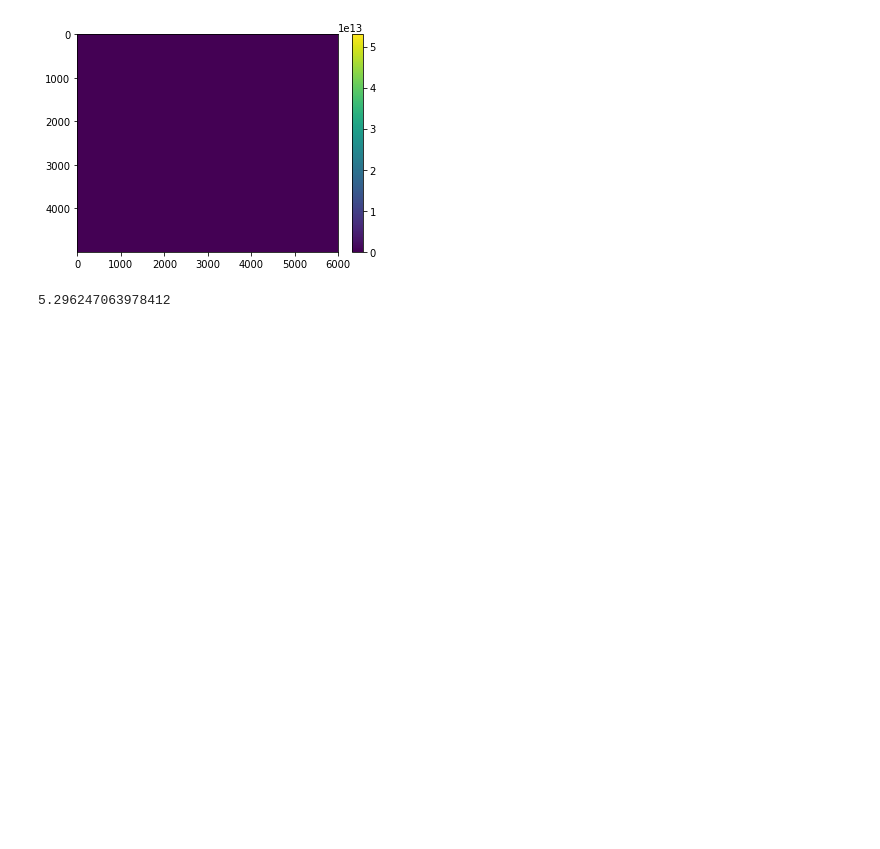
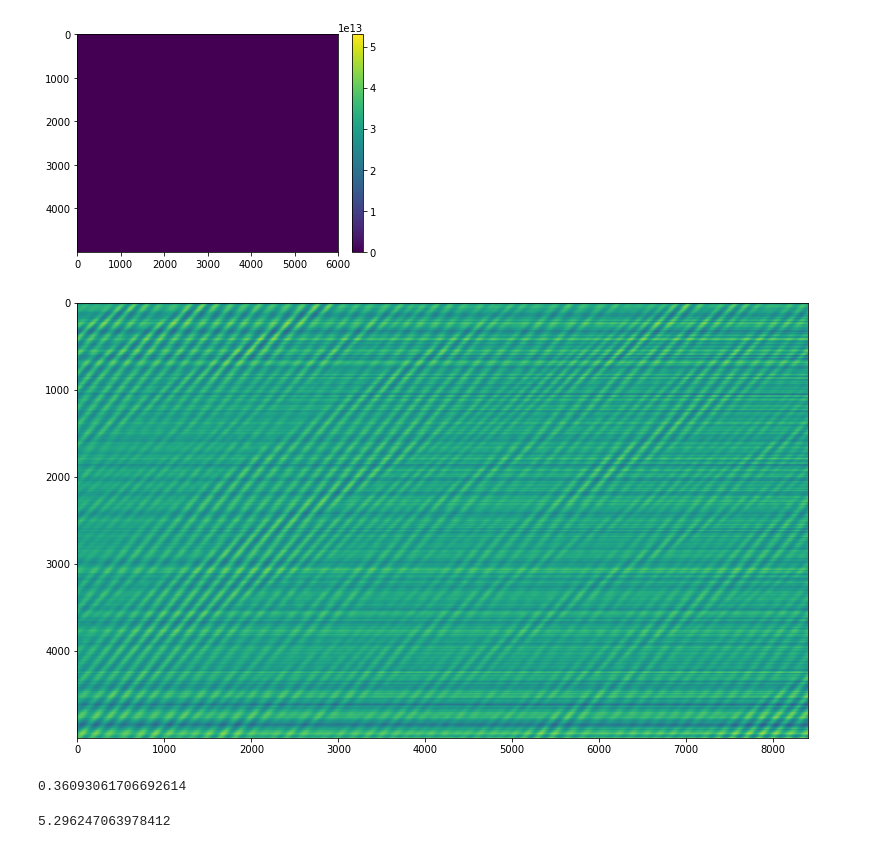
Before and after one commit to Laurd11/sindy-das-new, a Jupyter notebook: extras-testing.ipynb, the cells around one changed output. Saved outputs shown, nothing was run; the diff lists cells and outputs as text; code cells hidden in the pictures; blank space fills up the shorter version.

```diff
--- a/extras-testing.ipynb
+++ b/extras-testing.ipynb
@@ -82,6 +138,18 @@ plt.colorbar(im, pad = 0.04)
 plt.show()
 # %% [output]
 [figure]
+# %%
+lp_dat = obsfilt.lowpass(lp_dat.T, 0.2, 1/2, corners=1)#, zerophase=True)
+# %%
+plt.figure(figsize=(20,8))
+plt.imshow(lp_dat)
+plt.show()
+# %% [output]
+[figure, added]
+# %%
+np.linalg.norm((lp_dat-full_dat))/np.linalg.norm((full_dat))
+# %% [output]
+0.36093061706692614
 # %%
 np.amax(np.abs(fk_dat))*(10**(-13))
 # %% [output]
```
Also changed, not shown: parts of 13 cells of this notebook.
